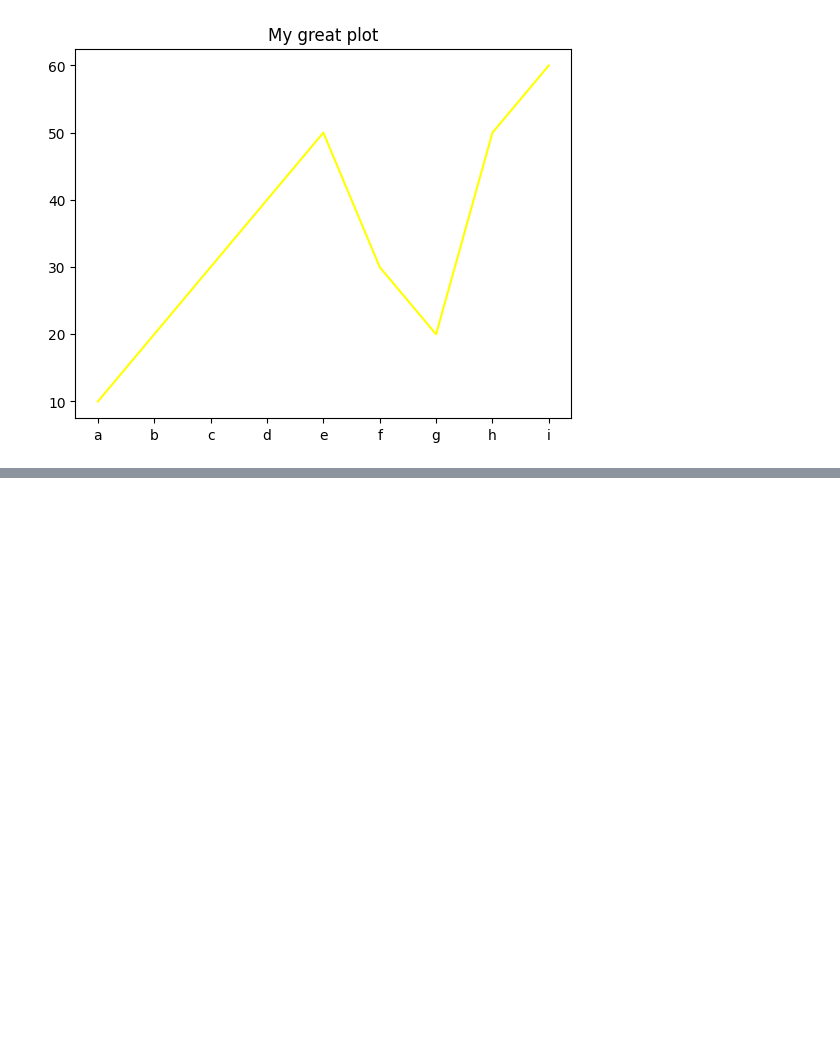
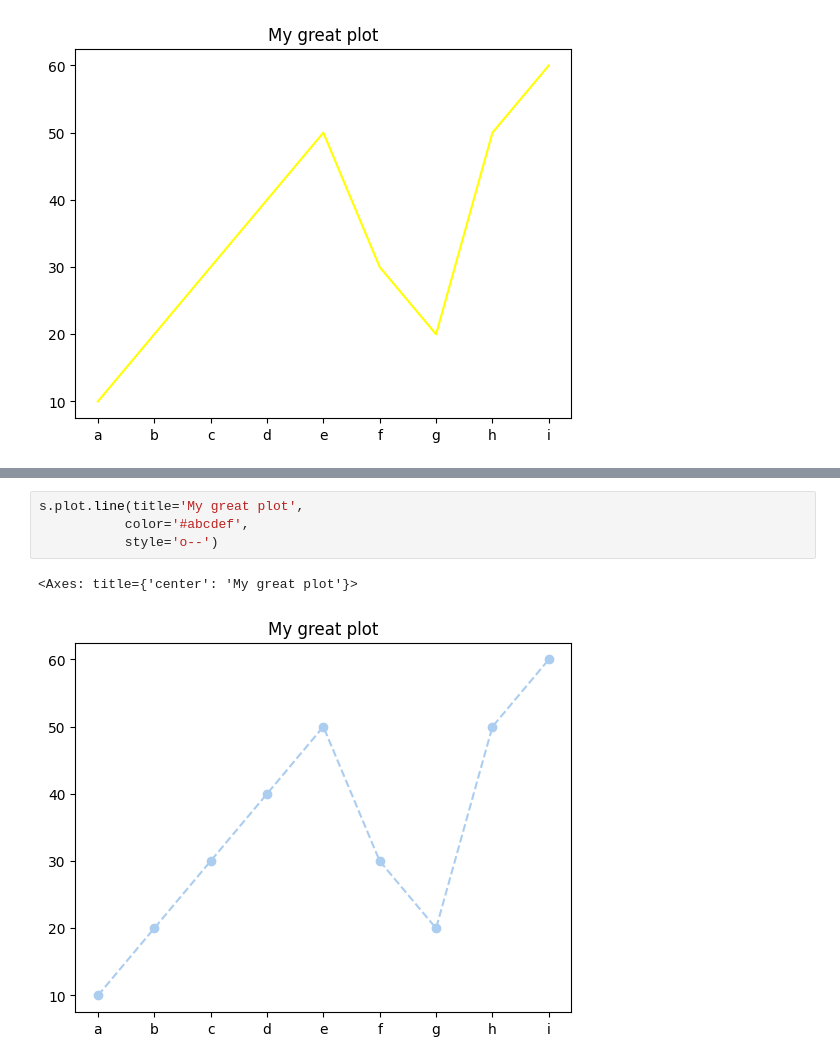
Before and after one commit to reuven/apple-2025-05May-29-visualization, a Jupyter notebook: 2025-05May-29-visualization.ipynb, the cells around one changed output, grey strips where cells are left out. Drawn from its saved outputs; the diff is of its cells as text; blank space fills up the shorter version.

```diff
--- a/2025-05May-29-visualization.ipynb
+++ b/2025-05May-29-visualization.ipynb
@@ -142,0 +146,7 @@ s.plot.line(title='My great plot',
+# %%
+s.plot.line(title='My great plot',
+           color='#abcdef',
+           style='o--')
+# %% [output]
+<Axes: title={'center': 'My great plot'}>
+[figure, added]
```
Also changed, not shown: parts of 1 cell of this notebook.
